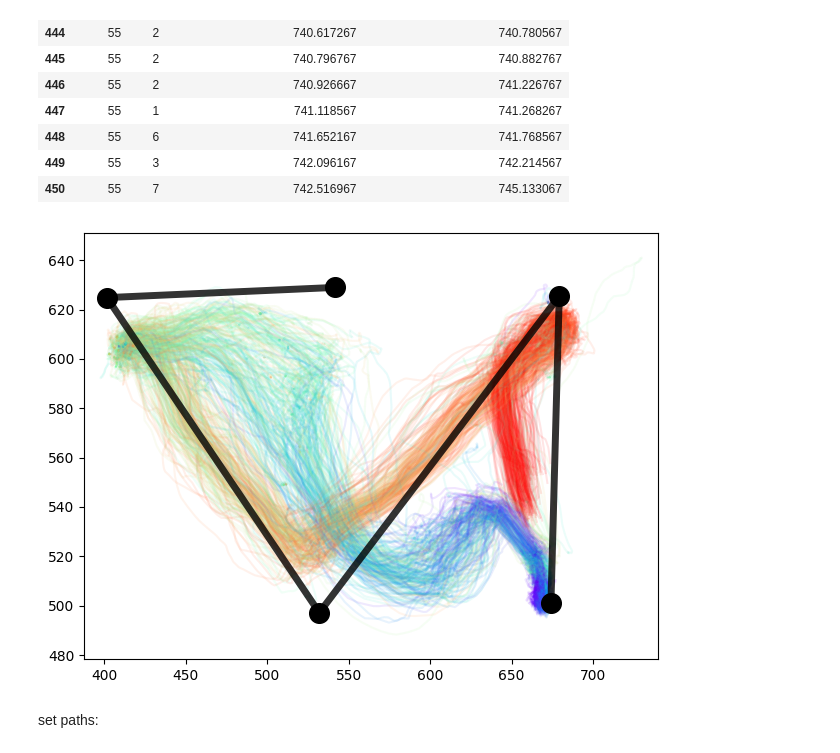
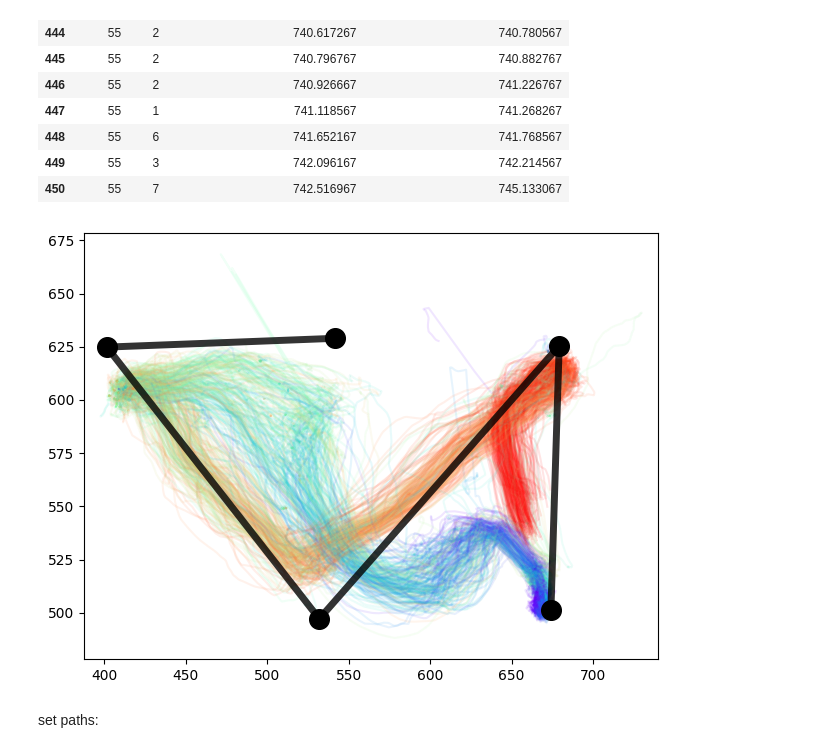
Before and after one commit to ncguilbeault/striatal_replay, a Jupyter notebook: notebooks/data_exploration.ipynb, the cells around one changed output. Drawn from its saved outputs; the diff is of its cells as text; code cells hidden in the pictures.

Commit message:
Added calculate average keypoint function

```diff
--- a/notebooks/data_exploration.ipynb
+++ b/notebooks/data_exploration.ipynb
@@ -83,16 +83,27 @@ def interpolate_x_y_data(df, t = np.arange(0, 1, 1000)):
     y_interp = np.interp(t, p, df.y)
     return x_interp, y_interp
 
-def calculate_average_keypoint(df, keypoint_cols=["left_ear", "right_ear", "head_centre", "implant_centre"], threshold=[0.98, 0.98, 0.98, 0.98]):
+def calculate_average_keypoint(df, keypoint_cols=["left_ear", "right_ear", "head_centre"], threshold=[0.98, 0.98, 0.98]):
     if isinstance(threshold, float):
-        threshold = np.ones_like(keypoint_cols) * threshold
-    output = pd.DataFrame()
+        threshold = [threshold] * len(keypoint_cols)
+    output = None
     for i, (keypoint_col, thresh) in enumerate(zip(keypoint_cols, threshold)):
-        print(output.loc[0])
         keypoint_data = df.loc[:, (slice(None), keypoint_col, ["x", "y", "likelihood"])]
         keypoint_data = filter_df_on_likelihood(keypoint_data, thresh)
         if output is None:
             output = keypoint_data
+            counts = pd.DataFrame(np.ones(len(output)), index=output.index)
+            counts = pd.concat([counts.T] * 2).T
+            counts.columns = ("x", "y")
         else:
-            output = keypoint_data[["x", "y"]] / (i + 1) + output * i / (i + 1)
+            new_idxs = keypoint_data[~keypoint_data.index.isin(output.index)].index
+            new_counts = pd.DataFrame(np.ones(len(new_idxs)), index=new_idxs)
+            new_counts = pd.concat([new_counts.T] * 2).T
+            new_counts.columns = ("x", "y")
+            shared_idxs = keypoint_data[keypoint_data.index.isin(output.index)].index
+            counts = pd.concat([counts, new_counts]).sort_index()
+            keypoint_data.loc[shared_idxs] /= counts.loc[shared_idxs]
+            output.loc[shared_idxs] *= (counts.loc[shared_idxs] - 1) / counts.loc[shared_idxs]
+            output.loc[shared_idxs] += keypoint_data.loc[shared_idxs]
+            output = pd.concat([keypoint_data.loc[new_idxs], output]).sort_index()
     return output
@@ -459,8 +607,9 @@ starts_ends_times_seqs = get_starts_ends_of_sequence(poke1_correct_seq,
                                                      end_time_col="backcam_aligned_pokein_times")
 tracking_idxs_df = get_dlc_idxs_from_times_df_using_raw_timestamps(starts_ends_times_seqs, raw_timestamps, fps)
 
-keypoint_data = back_pos_df.loc[:, (slice(None), "head_centre", ["x", "y", "likelihood"])]
-keypoint_data = filter_df_on_likelihood(keypoint_data, likelihood_threshold)
+# keypoint_data = back_pos_df.loc[:, (slice(None), "head_centre", ["x", "y", "likelihood"])]
+# keypoint_data = filter_df_on_likelihood(keypoint_data, likelihood_threshold)
+keypoint_data = calculate_average_keypoint(back_pos_df, threshold=0.98)
 
 for i in range(len(tracking_idxs_df)):
     duration = starts_ends_times_seqs.iloc[i].end_time - starts_ends_times_seqs.iloc[i].start_time
@@ -475,34 +624,34 @@ for i in range(len(tracking_idxs_df)):
         all_trajectories.append(np.vstack([x_interp, y_interp]))
 
 all_trajectories = np.array(all_trajectories)
 fig, ax = plt.subplots()
 
 for trial in all_trajectories:
     x = trial[0]
     y = trial[1]
     lines = colored_line(x, y, t, ax, cmap="rainbow", alpha=0.1)
 
 # mean_trajectories = np.mean(all_trajectories, axis=0).T
 # ax.plot(mean_trajectories[:,0], mean_trajectories[:,1], c="black")
 # lines = colored_line(port_points[0], port_points[1], np.arange(port_points.shape[1]), ax, linewidth=5, cmap="rainbow", alpha=0.8)
 # ax.scatter(port_points[0], port_points[1], label=port_name, c=np.arange(port_points.shape[1]), cmap="rainbow", s=200, zorder=3)
 ax.plot(port_points[0], port_points[1], linewidth=5, c="black", alpha=0.8)
 ax.scatter(port_points[0], port_points[1], c="black", s=200, zorder=3)
 
 padding = 10
 
 min_x = np.min([np.min(all_trajectories[:,0]), np.min(port_points[0])])
 max_x = np.max([np.max(all_trajectories[:,0]), np.max(port_points[0])])
 ax.set_xlim([min_x - padding, max_x + padding])
 
 min_y = np.min([np.min(all_trajectories[:,1]), np.min(port_points[1])])
 max_y = np.max([np.max(all_trajectories[:,1]), np.max(port_points[1])])
 ax.set_ylim([min_y - padding, max_y + padding])
 
 plt.tight_layout()
 plt.show()
 # %% [output]
-[figure, old version]
+[figure, new version]
 # %% [markdown]
 set paths:
 # %%
```
Also changed, not shown: parts of 2 cells of this notebook.
